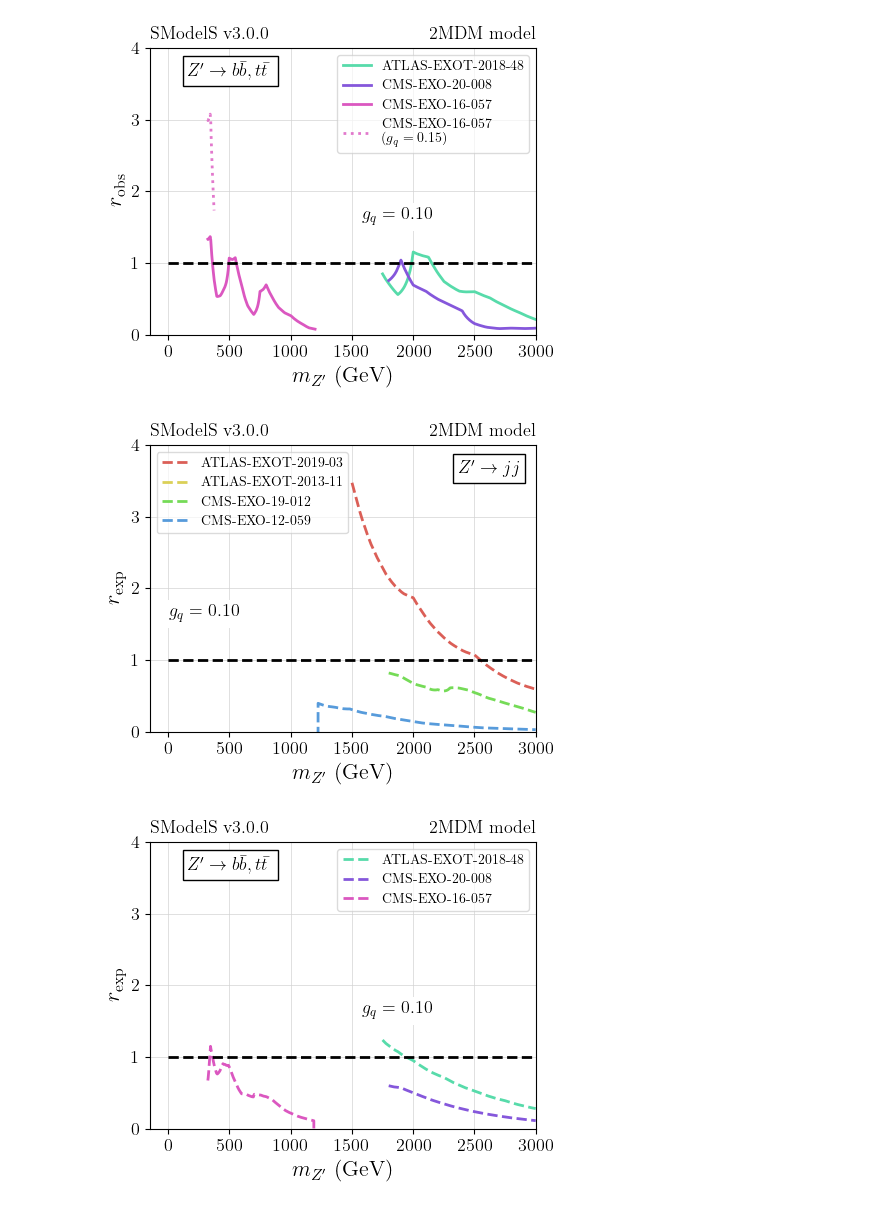
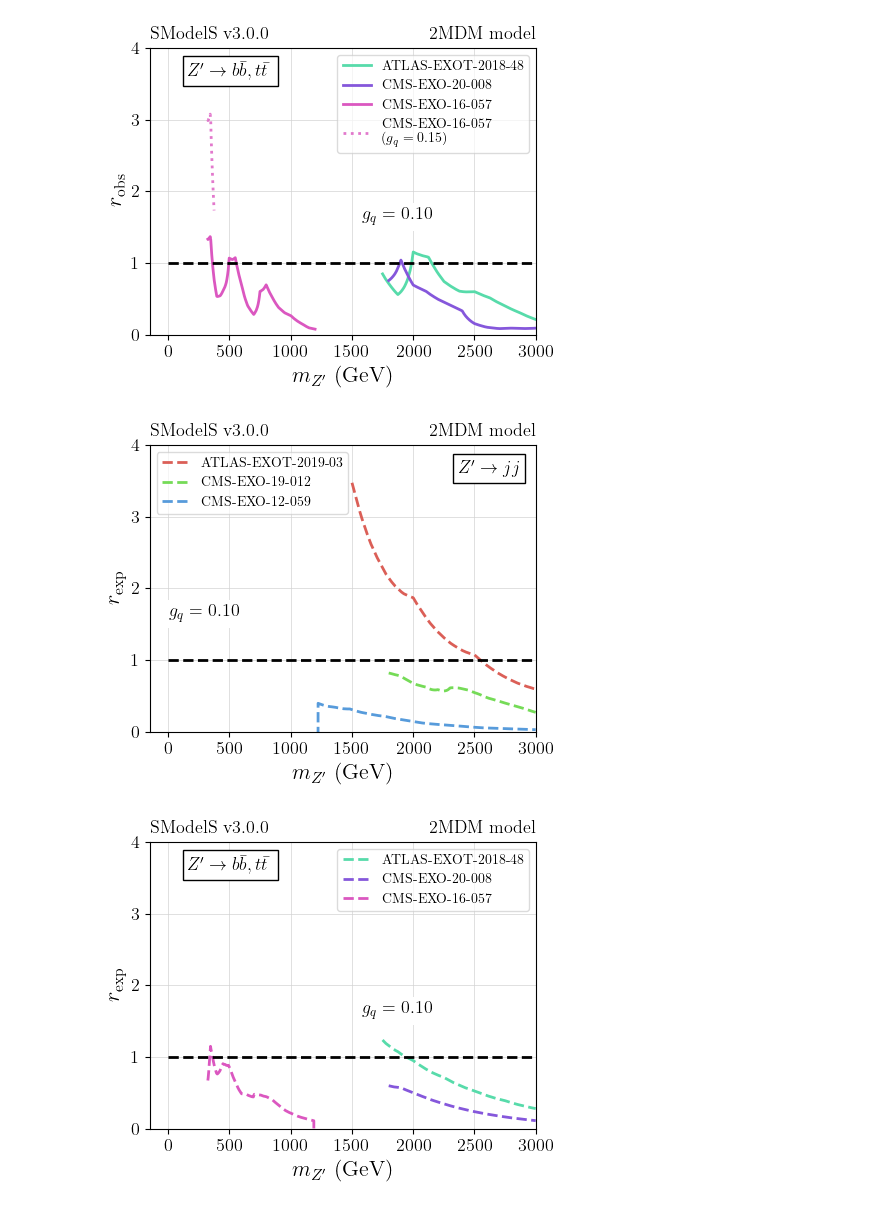
Before and after one commit to SModelS/smodelsv3-paper, a Jupyter notebook: notebooks/2MDM-dijet-plots.ipynb, the cells around one changed output. Cells and saved outputs as stored; diff of their text form; code cells hidden in the pictures.

Commit message:
Small fix for dijet r_exp legend

```diff
--- a/notebooks/2MDM-dijet-plots.ipynb
+++ b/notebooks/2MDM-dijet-plots.ipynb
@@ -245,34 +245,37 @@ for ana,anadf in anaDictS.items():
     if len(data) == 0: continue
     x = data['mZp']
     y = data['ExptRes.result.r_expected']
     label = ana
+    # Remove points without r_expected (r_expected < 0)
+    if max(y) < 0:
+        continue
     pl = plt.plot(x, y, linestyle='dashed', label=label, c=colorDict[label])
 
 
 
 
 plt.hlines(1, 0, 3000, linestyles='--', color='black')
 plt.xlabel(r'$m_{Z^{\prime}}$ (GeV)')
 plt.ylabel(r'$r_{\rm exp}$')
 plt.title(r'SModelS v3.0.0', loc='left')
 plt.title(r'2MDM model', loc='right')
 
 plt.xlim(*xlim)
 plt.ylim(*ylim)
 
 plt.text(0.05, 0.4,r'$g_{q} = %1.2f$' %(gq),
          bbox=dict(facecolor='white', edgecolor='none'),transform = plt.gca().transAxes)
 plt.legend(loc='upper left', framealpha=0.7)
 
 plt.text(0.8,0.9,r'$Z^\prime \to jj$',
             bbox=dict(facecolor='white', edgecolor='black'),
             transform = plt.gca().transAxes)
 
 plt.tight_layout()
 plt.savefig('./figures/exclusions_2mdm_resonance_dijet_exp.png')
 plt.show()
 # %% [output]
-[figure, old version]
+[figure, new version]
 # %%
 gq = 0.10
 gchi = 0.01
```
Also changed, not shown: parts of 1 cell of this notebook, 1 other file.
